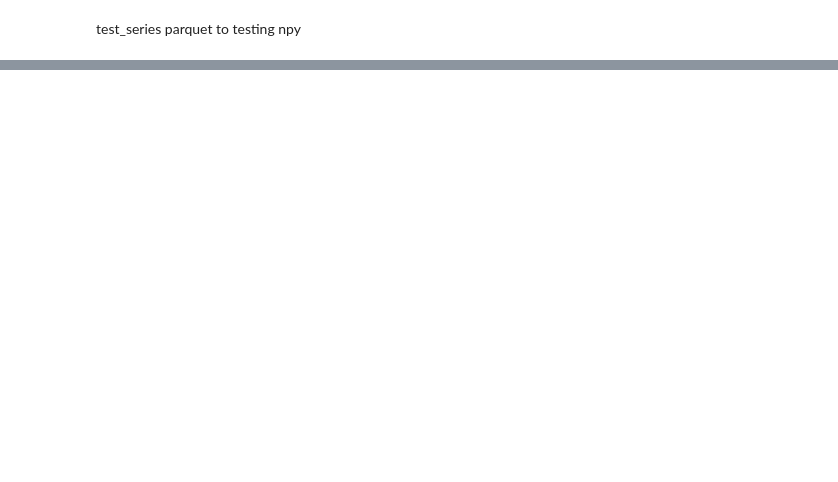
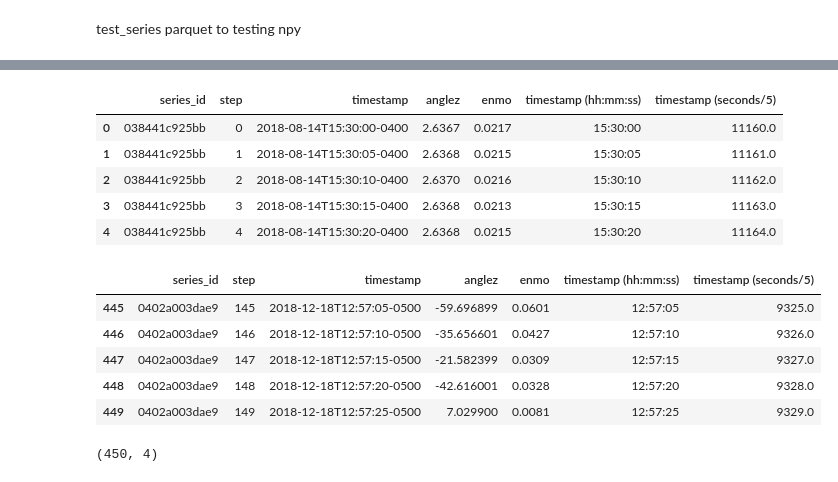
Before and after one commit to Nayel-Blidi/Kaggle, a Jupyter notebook: dataHandler.ipynb, the cells around one changed output, grey strips where cells are left out. Saved outputs shown, nothing was run; the diff lists cells and outputs as text; code cells hidden in the pictures; blank space fills up the shorter version.

```diff
--- a/dataHandler.ipynb
+++ b/dataHandler.ipynb
@@ -385 +395,45 @@ print(array.shape)
 (451, 302)
+# %%
+
+df_test_series = pd.read_parquet(f"{current_folder_path}/test_series.parquet")
+df_test_series.to_csv(f"{current_folder_path}/test_series.csv")
+
+series_id = pd.unique(df_test_series["series_id"])
+df_train_events_timestamp_extension = pd.DataFrame(columns=["timestamp (hh:mm:ss)", "timestamp (seconds/5)"])
+for serie_id in series_id:
+    df_samples = df_test_series[df_test_series["series_id"] == serie_id]
+
+    df_day_time = pd.DataFrame([datetime.strptime(t, "%Y-%m-%dT%H:%M:%S%z").time()
+                                for t in df_samples["timestamp"].values],
+                               columns=["timestamp (hh:mm:ss)"])
+
+    midnight = datetime.combine(datetime.today(), time(0, 0, 0))
+    df_day_time["timestamp (seconds/5)"] = pd.DataFrame([(datetime.combine(datetime.today(), t) - midnight).total_seconds()//5
+                                                       for t in df_day_time["timestamp (hh:mm:ss)"].values])
+
+    df_train_events_timestamp_extension = pd.concat([df_train_events_timestamp_extension, df_day_time],
+                                                    ignore_index=True)
+
+# Concatenating the two new seconds columns to the train_events dataframe
+df_test_series = pd.concat([df_test_series, df_train_events_timestamp_extension], axis=1)
+display(df_test_series.head())
+display(df_test_series.tail())
+
+array = df_test_series[["series_id", "step", "anglez", "enmo", "timestamp (seconds/5)"]].to_numpy()
+print(array.shape)
+
+np.save(f"{current_folder_path}/submission_col.npy", array)
+# %% [output]
+|  | series_id | step | timestamp | anglez | enmo | timestamp (hh:mm:ss) | timestamp (seconds/5) |
+| 0 | 038441c925bb | 0 | 2018-08-14T15:30:00-0400 | 2.6367 | 0.0217 | 15:30:00 | 11160.0 |
+| 1 | 038441c925bb | 1 | 2018-08-14T15:30:05-0400 | 2.6368 | 0.0215 | 15:30:05 | 11161.0 |
+| 2 | 038441c925bb | 2 | 2018-08-14T15:30:10-0400 | 2.6370 | 0.0216 | 15:30:10 | 11162.0 |
+| 3 | 038441c925bb | 3 | 2018-08-14T15:30:15-0400 | 2.6368 | 0.0213 | 15:30:15 | 11163.0 |
+| 4 | 038441c925bb | 4 | 2018-08-14T15:30:20-0400 | 2.6368 | 0.0215 | 15:30:20 | 11164.0 |
+|  | series_id | step | timestamp | anglez | enmo | timestamp (hh:mm:ss) | timestamp (seconds/5) |
+| 445 | 0402a003dae9 | 145 | 2018-12-18T12:57:05-0500 | -59.696899 | 0.0601 | 12:57:05 | 9325.0 |
+| 446 | 0402a003dae9 | 146 | 2018-12-18T12:57:10-0500 | -35.656601 | 0.0427 | 12:57:10 | 9326.0 |
+| 447 | 0402a003dae9 | 147 | 2018-12-18T12:57:15-0500 | -21.582399 | 0.0309 | 12:57:15 | 9327.0 |
+| 448 | 0402a003dae9 | 148 | 2018-12-18T12:57:20-0500 | -42.616001 | 0.0328 | 12:57:20 | 9328.0 |
+| 449 | 0402a003dae9 | 149 | 2018-12-18T12:57:25-0500 | 7.029900 | 0.0081 | 12:57:25 | 9329.0 |
+(450, 4)
```
Also changed, not shown: parts of 2 cells of this notebook.
